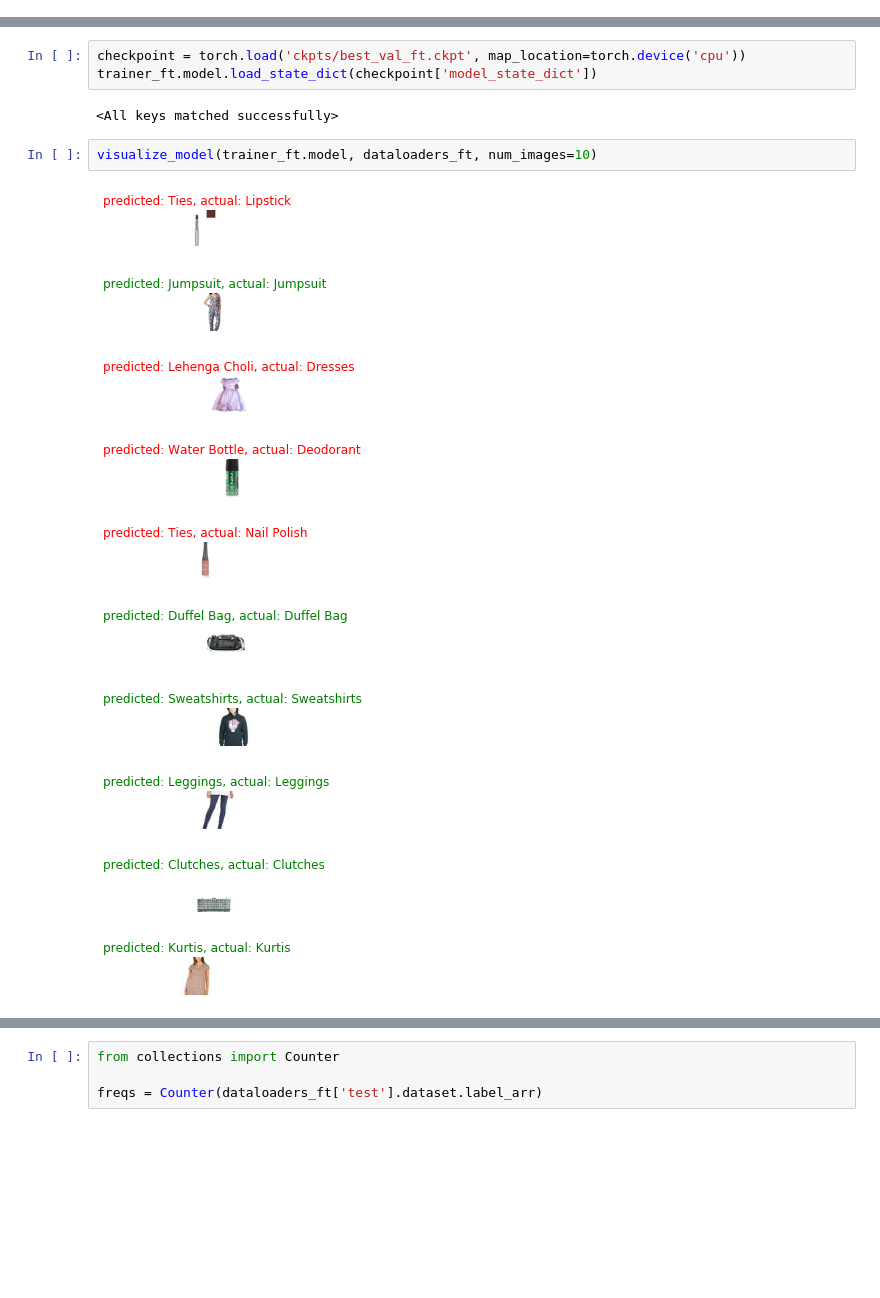
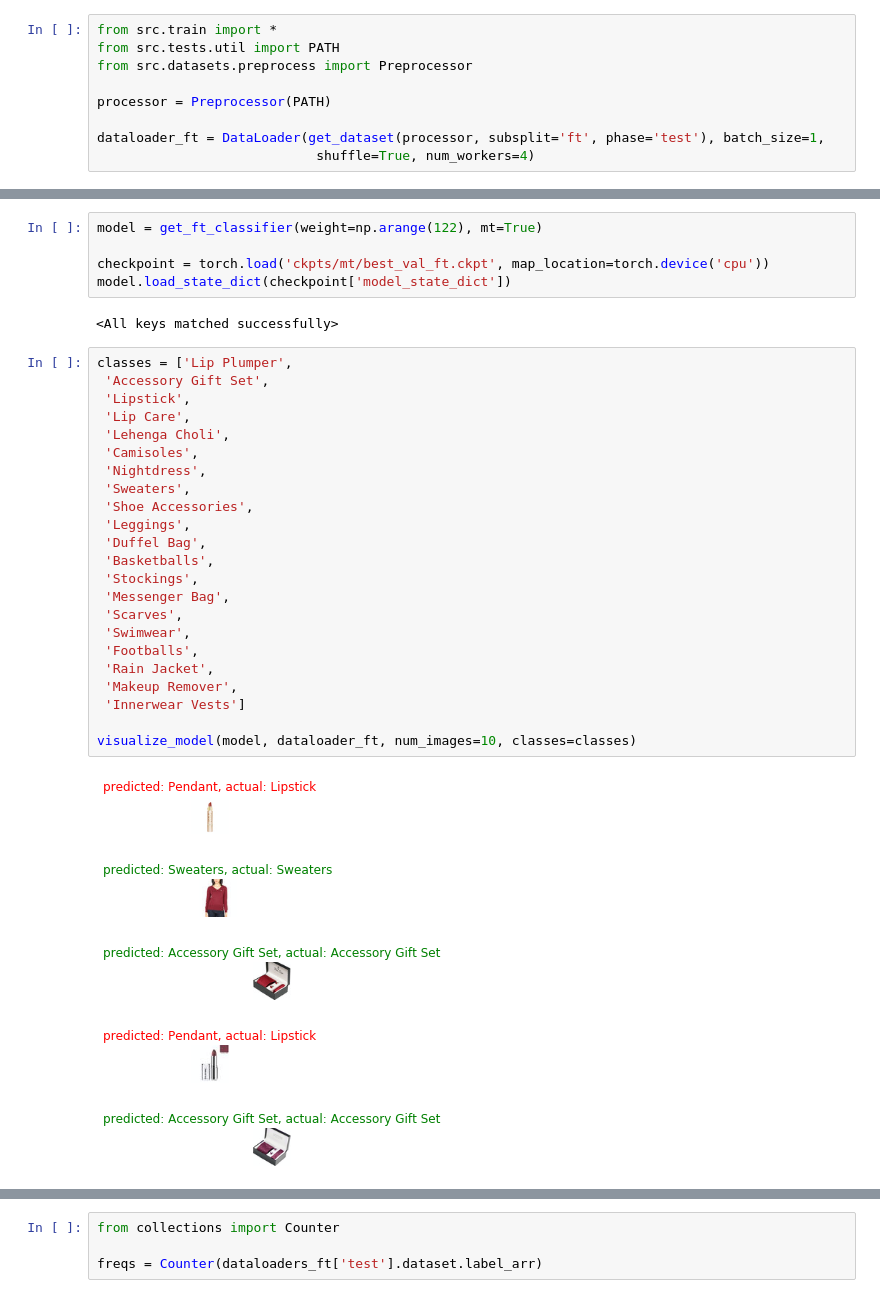
Before and after one commit to uditarora/fashion-product-classification, a Jupyter notebook: visualize.ipynb, the cells around one changed output, grey strips where cells are left out. Saved outputs shown, nothing was run; the diff lists cells and outputs as text; blank space fills up the shorter version.

Commit message:
Update visualize notebook to support mt model

```diff
--- a/visualize.ipynb
+++ b/visualize.ipynb
@@ -83,0 +62,9 @@ INFO:fashion:Creating trainer
+# %%
+from src.train import *
+from src.tests.util import PATH
+from src.datasets.preprocess import Preprocessor
+
+processor = Preprocessor(PATH)
+
+dataloader_ft = DataLoader(get_dataset(processor, subsplit='ft', phase='test'), batch_size=1,
+                            shuffle=True, num_workers=4)
@@ -84,18 +77,36 @@ INFO:fashion:Creating trainer
 # %%
-checkpoint = torch.load('ckpts/best_val_ft.ckpt', map_location=torch.device('cpu'))
-trainer_ft.model.load_state_dict(checkpoint['model_state_dict'])
+model = get_ft_classifier(weight=np.arange(122), mt=True)
+
+checkpoint = torch.load('ckpts/mt/best_val_ft.ckpt', map_location=torch.device('cpu'))
+model.load_state_dict(checkpoint['model_state_dict'])
 # %% [output]
 <All keys matched successfully>
-# %%
-visualize_model(trainer_ft.model, dataloaders_ft, num_images=10)
-# %% [output]
-[figure, removed]
-[figure, removed]
-[figure, removed]
-[figure, removed]
-[figure, removed]
-[figure, removed]
-[figure, removed]
-[figure, removed]
-[figure, removed]
-[figure, removed]
+# %%
+classes = ['Lip Plumper',
+ 'Accessory Gift Set',
+ 'Lipstick',
+ 'Lip Care',
+ 'Lehenga Choli',
+ 'Camisoles',
+ 'Nightdress',
+ 'Sweaters',
+ 'Shoe Accessories',
+ 'Leggings',
+ 'Duffel Bag',
+ 'Basketballs',
+ 'Stockings',
+ 'Messenger Bag',
+ 'Scarves',
+ 'Swimwear',
+ 'Footballs',
+ 'Rain Jacket',
+ 'Makeup Remover',
+ 'Innerwear Vests']
+
+visualize_model(model, dataloader_ft, num_images=10, classes=classes)
+# %% [output]
+[figure, added]
+[figure, added]
+[figure, added]
+[figure, added]
+[figure, added]
```
Also changed, not shown: parts of 6 cells of this notebook.
